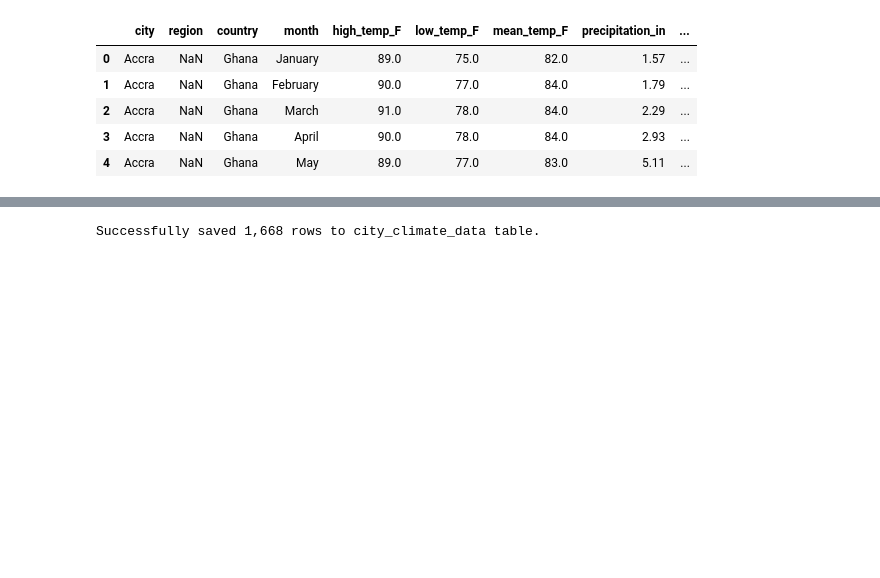
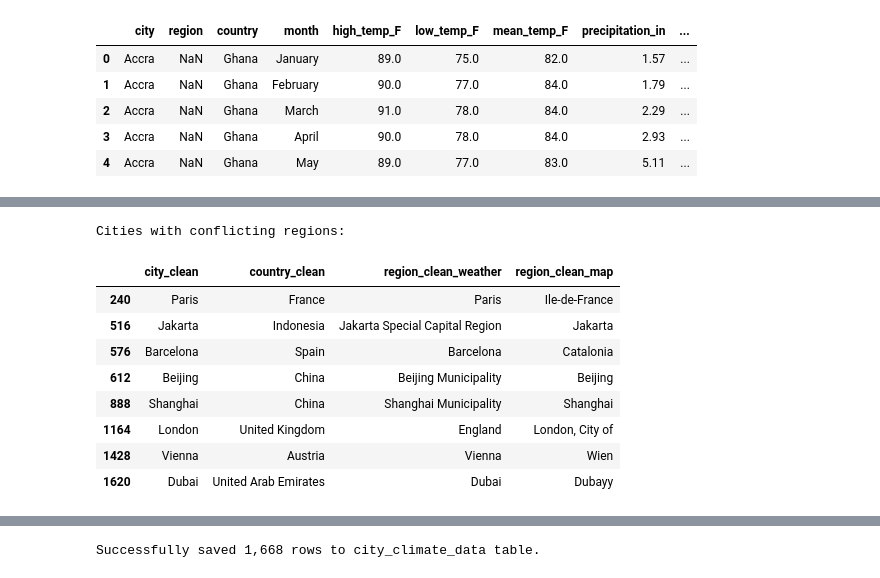
Before and after one commit to novice86/urban-climate-explorer, a Jupyter notebook: src/data_enrichment.ipynb, the cells around one changed output, grey strips where cells are left out. Drawn from its saved outputs; the diff is of its cells as text; code cells hidden in the pictures; blank space fills up the shorter version.

```diff
--- a/src/data_enrichment.ipynb
+++ b/src/data_enrichment.ipynb
@@ -233 +281,28 @@ weather_df.head()
+# %%
+# Find cities that successfully matched
+matched_t1 = tier1[tier1['lat'].notna()]
+
+# Filter for rows where the weather dataset actually provided a region
+has_region = matched_t1[matched_t1['region_clean_weather'].notna()]
+
+# Find the rows where the weather region does NOT equal the map's region
+region_mismatch = has_region[has_region['region_clean_weather'] != has_region['region_clean_map']]
+
+# Drop duplicates, keeping only the first occurrence of each city/country combo
+unique_mismatches = region_mismatch.drop_duplicates(subset=['city_clean', 'country_clean'])
+
+# Print the comparison so you can see exactly what is different
+print("Cities with conflicting regions:")
+display(unique_mismatches[['city_clean', 'country_clean', 'region_clean_weather', 'region_clean_map']])
+# %% [output]
+Cities with conflicting regions:
+|  | city_clean | country_clean | region_clean_weather | region_clean_map |
+| 240 | Paris | France | Paris | Ile-de-France |
+| 516 | Jakarta | Indonesia | Jakarta Special Capital Region | Jakarta |
+| 576 | Barcelona | Spain | Barcelona | Catalonia |
+| 612 | Beijing | China | Beijing Municipality | Beijing |
+| 888 | Shanghai | China | Shanghai Municipality | Shanghai |
+| 1164 | London | United Kingdom | England | London, City of |
+| 1428 | Vienna | Austria | Vienna | Wien |
+| 1620 | Dubai | United Arab Emirates | Dubai | Dubayy |
 # %%
```
Also changed, not shown: parts of 33 cells of this notebook, 3 other files.
